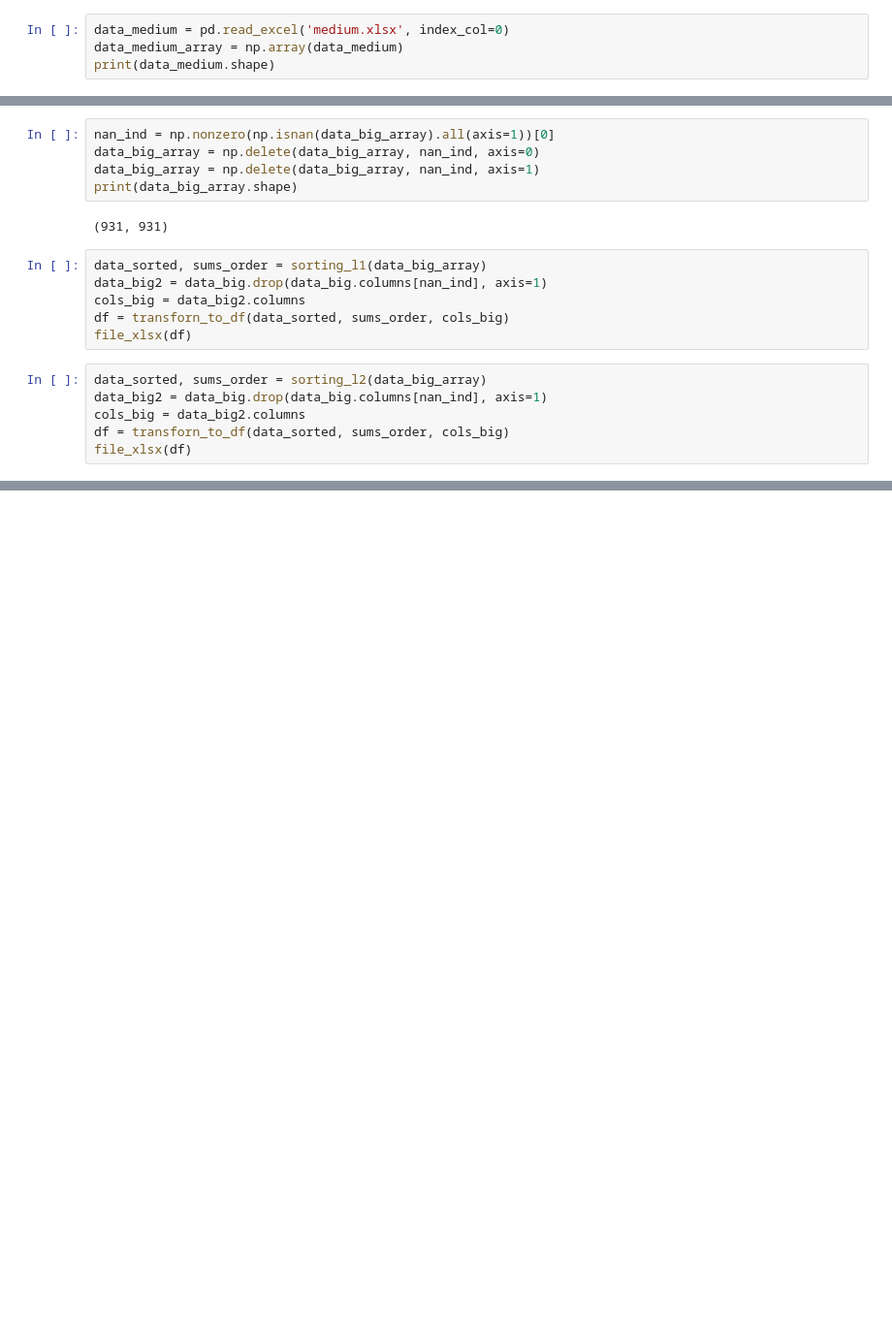
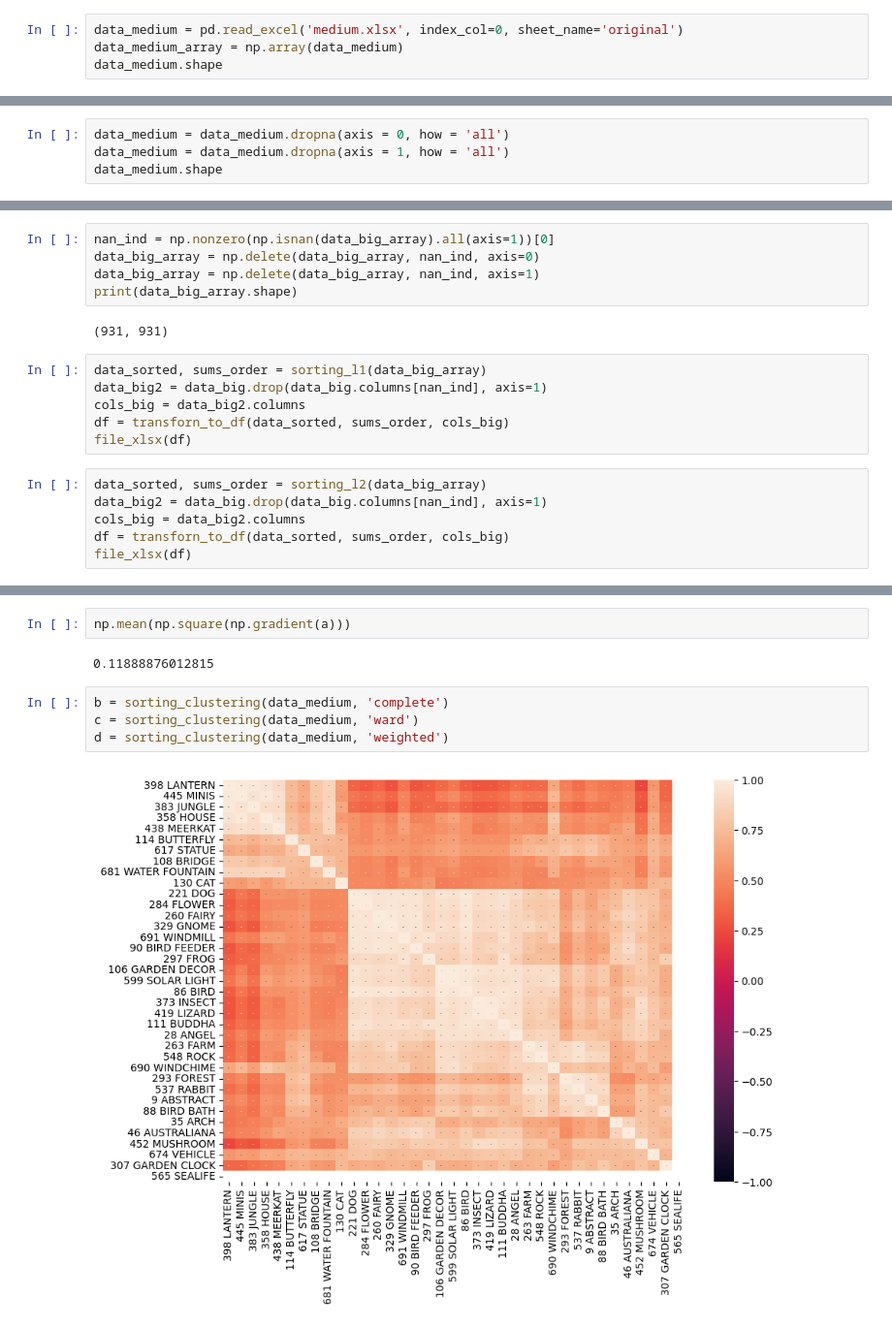
Before and after one commit to vodapa888/corr_matrix, a Jupyter notebook: corr_matrix.ipynb, the cells around one changed output, grey strips where cells are left out. Shown at 97% size. Drawn from its saved outputs; the diff is of its cells as text; blank space fills up the shorter version.

```diff
--- a/corr_matrix.ipynb
+++ b/corr_matrix.ipynb
@@ -111,8 +111,12 @@ plt.show()
 # %% [markdown]
 ## Medium size data.
 # %%
-data_medium = pd.read_excel('medium.xlsx', index_col=0)
+data_medium = pd.read_excel('medium.xlsx', index_col=0, sheet_name='original')
 data_medium_array = np.array(data_medium)
-print(data_medium.shape)
+data_medium.shape
 # %% [output]
 (40, 40)
+# %%
+data_medium = data_medium.dropna(axis = 0, how = 'all')
+data_medium = data_medium.dropna(axis = 1, how = 'all')
+data_medium.shape
@@ -170,0 +214,10 @@ file_xlsx(df)
+# %%
+np.mean(np.square(np.gradient(a)))
+# %% [output]
+0.11888876012815
+# %%
+b = sorting_clustering(data_medium, 'complete')
+c = sorting_clustering(data_medium, 'ward')
+d = sorting_clustering(data_medium, 'weighted')
+# %% [output]
+[figure, added]
```
Also changed, not shown: parts of 14 cells of this notebook.
